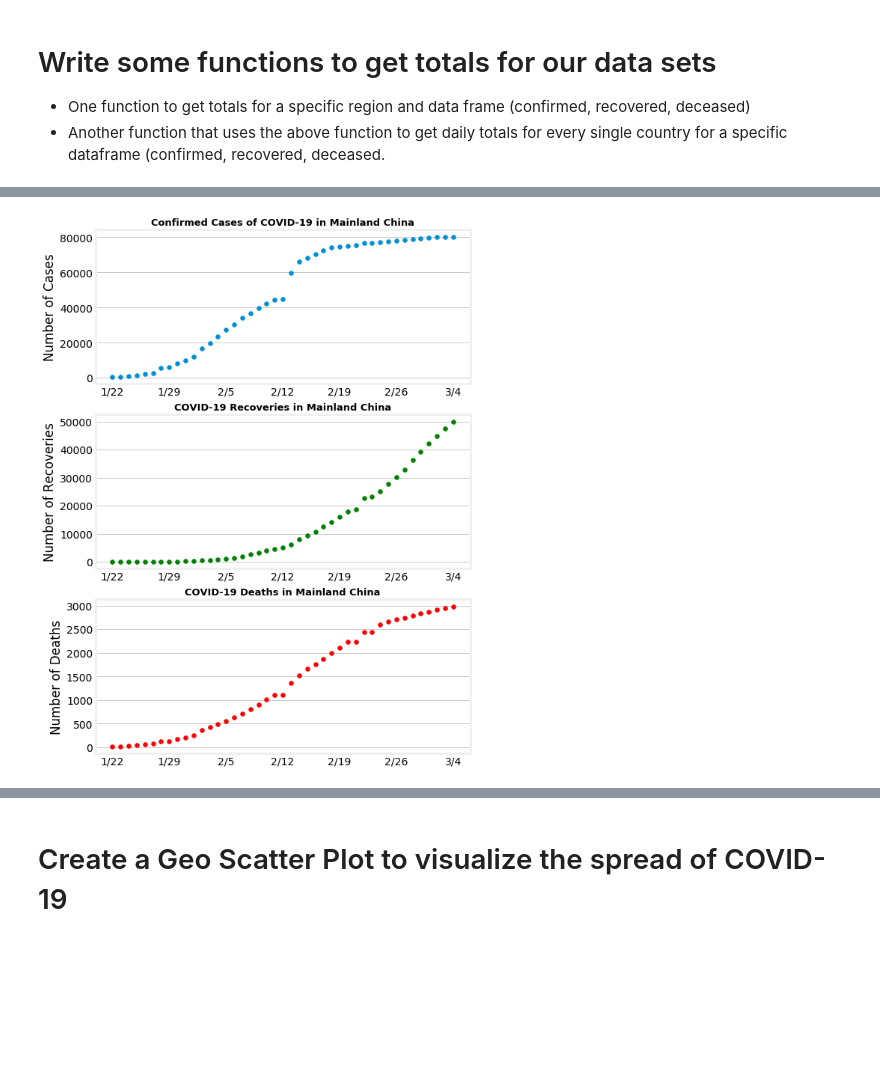
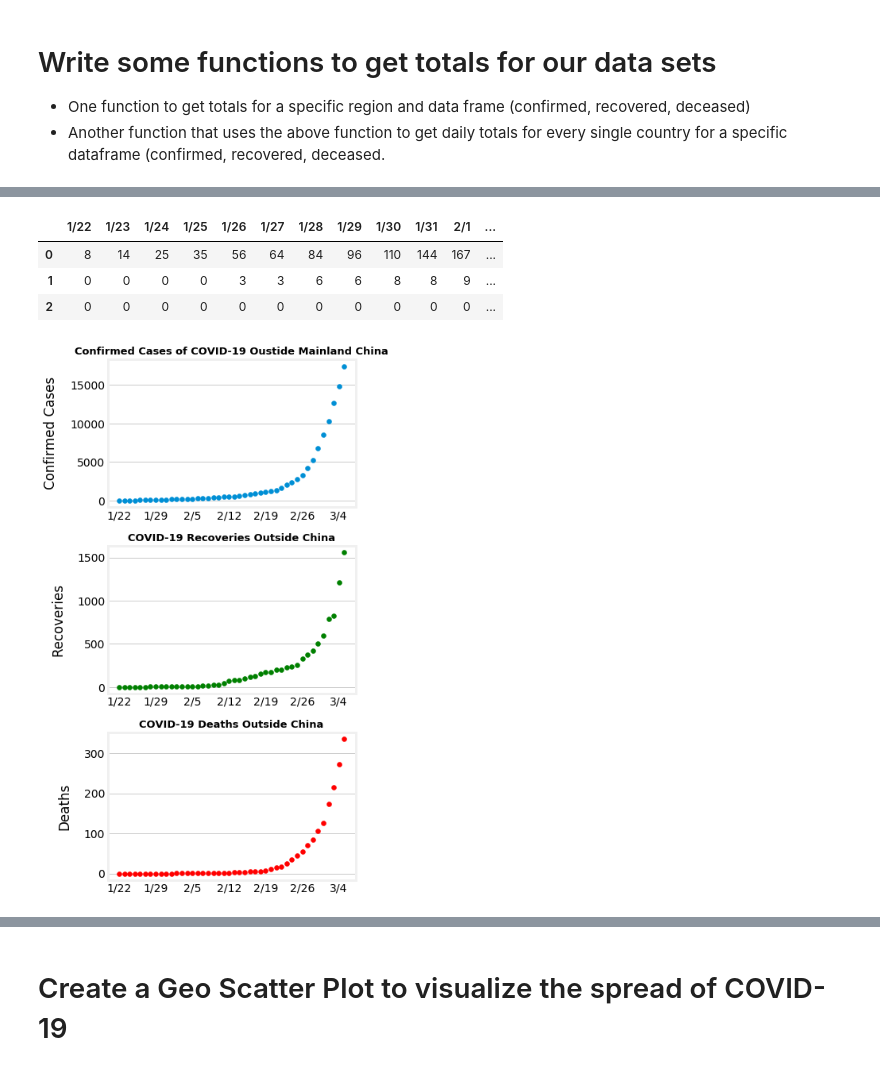
Before and after one commit to HKang42/DS-Unit-1-Build, a Jupyter notebook: COVID_19_Project.ipynb, the cells around one changed output, grey strips where cells are left out. Saved outputs shown, nothing was run; the diff lists cells and outputs as text; code cells hidden in the pictures; blank space fills up the shorter version.

```diff
--- a/COVID_19_Project.ipynb
+++ b/COVID_19_Project.ipynb
@@ -139,57 +238,91 @@ china_dead = region_total(death, region)
+# %%
+# Now we create a new data frame with the same columns as the above data frame.
+# 3 rows correspond to the 3 data sets (confirmed, recovered, dead)
+# use a loop to go through each date, get the sum of every country's value, and assign it to the corresponding spot in our new dataframe.
+
+total_outside_china = pd.DataFrame( index=[0,1,2],columns = ( c_total_no_china.columns ))
+
+
+for date in c_total_no_china.columns[4:]:
+  total_outside_china[date][0] = int(c_total_no_china[date].sum() )
+  total_outside_china[date][1] = int(r_total_no_china[date].sum() )
+  total_outside_china[date][2] = int(d_total_no_china[date].sum() )
+# %%
+# Drop the unnecessary columns
+total_outside_china = total_outside_china.drop(['Province/State', 'Country/Region', 'Lat','Long'], axis = 1)
+# %%
+# Cut off the year for all of the dates
+for date in total_outside_china.columns:
+  total_outside_china.rename( columns={date : (date[:-3]) } , inplace=True)
+# %%
+total_outside_china.head()
+# %% [output]
+|  | 1/22 | 1/23 | 1/24 | 1/25 | 1/26 | 1/27 | 1/28 | 1/29 | 1/30 | 1/31 | 2/1 | ... |
+| 0 | 8 | 14 | 25 | 35 | 56 | 64 | 84 | 96 | 110 | 144 | 167 | ... |
+| 1 | 0 | 0 | 0 | 0 | 3 | 3 | 6 | 6 | 8 | 8 | 9 | ... |
+| 2 | 0 | 0 | 0 | 0 | 0 | 0 | 0 | 0 | 0 | 0 | 0 | ... |
 # %%
-# plot data for Mainland China
+# plot data for everywhere outside Mainland China
+# Code is copy and pasted from the previous set of graphs.
+# only the '####' line have been changed.
 
-# create figure
-fig = plt.figure( figsize=[8,12] )
+x_values = total_outside_china.columns
+data1 = total_outside_china.iloc[ 0 , :]
+data2 = total_outside_china.iloc[ 1 , :]
+data3 = total_outside_china.iloc[ 2 , :]
 
-# choose style
+title1 = 'Confirmed Cases of COVID-19 Oustide Mainland China'
+title2 = 'COVID-19 Recoveries Outside China'
+title3 = 'COVID-19 Deaths Outside China'
+
+##############################
+
+fig = plt.figure( figsize=[6,10] )
 plt.style.use('fivethirtyeight')
 
-# generate plot for confirmed cases
 ax1 = fig.add_subplot(3,1,1)
-ax1.scatter(china_confirm.index[4:], china_confirm[4:])
-ax1.set_title('Confirmed Cases of COVID-19 in Mainland China', fontweight = 'bold', fontsize = 13)
-ax1.set_ylabel('Number of Cases')
+ax1.scatter(x_values, data1)
+ax1.set_title(title1, fontweight = 'bold', fontsize = 13)
+ax1.set_ylabel('Confirmed Cases')
+ax1.yaxis.labelpad = 15
 
-# show ticks only every seven days
 ticklist = ax1.xaxis.get_ticklabels()
 ticklist = list(set(ticklist) - set(ticklist[::7]))
 for label in ticklist:
     label.set_visible(False)
 
-# generate plot for Recovered Cases
 ax2 = fig.add_subplot(3,1,2)
-ax2.scatter(china_recov.index[4:], china_recov[4:], color = 'g')
-ax2.set_title('COVID-19 Recoveries in Mainland China', fontweight = 'bold', fontsize = 13)
-ax2.set_ylabel('Number of Recoveries')
+ax2.scatter(x_values, data2, color = 'g')
+ax2.set_title(title2, fontweight = 'bold', fontsize = 13)
+ax2.set_ylabel('Recoveries')
+ax2.yaxis.labelpad = 15
 
 ticklist = ax2.xaxis.get_ticklabels()
 ticklist = list(set(ticklist) - set(ticklist[::7]))
 for label in ticklist:
     label.set_visible(False)
 
-# generate plot for number of deaths
 ax3 = fig.add_subplot(3,1,3)
-ax3.scatter(china_dead.index[4:], china_dead[4:], color = 'r')
-ax3.set_title('COVID-19 Deaths in Mainland China', fontweight = 'bold', fontsize = 13)
-ax3.set_ylabel('Number of Deaths')
+ax3.scatter(x_values, data3, color = 'r')
+ax3.set_title(title3, fontweight = 'bold', fontsize = 13)
+ax3.set_ylabel('Deaths')
+ax3.yaxis.labelpad = 15
 
 ticklist = ax3.xaxis.get_ticklabels()
 ticklist = list(set(ticklist) - set(ticklist[::7]))
 for label in ticklist:
     label.set_visible(False)
 
-# set background color
 ax1.set_facecolor( color='None')
 ax2.set_facecolor( color='None')
 ax3.set_facecolor( color='None')
 fig.set_facecolor( color='None')
 
-# show only x-axis grid lines
 ax1.grid( axis = 'x')
 ax2.grid( axis = 'x' )
 ax3.grid( axis = 'x' )
 
+plt.tight_layout()
 plt.show()
 # %% [output]
-[figure, old version]
+[figure, new version]
```
Also changed, not shown: parts of 23 cells of this notebook.
